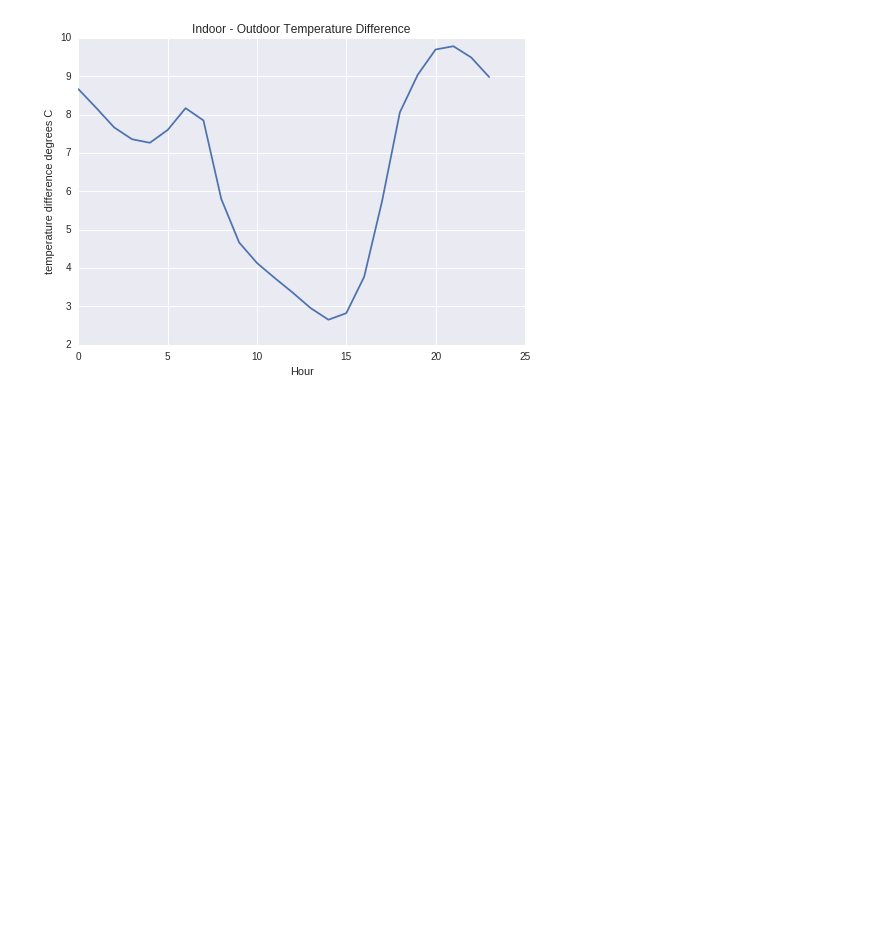
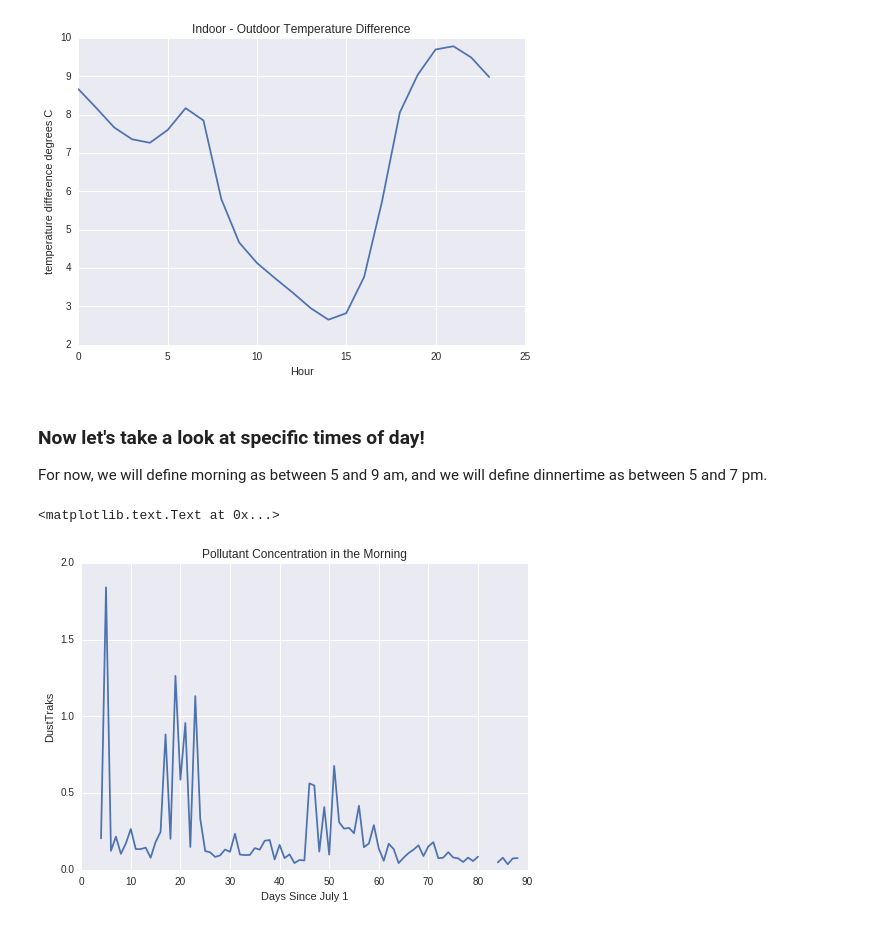
Before and after one commit to BrennaManning/DataScience2016FP, a Jupyter notebook: ProjectNotebook2.ipynb, the cells around one changed output. Cells and saved outputs as stored; diff of their text form; code cells hidden in the pictures; blank space fills up the shorter version.

```diff
--- a/ProjectNotebook2.ipynb
+++ b/ProjectNotebook2.ipynb
@@ -347,3 +346,27 @@ plt.ylabel('temperature difference degrees C')
 plt.show()
 # %% [output]
 [figure]
+# %% [markdown]
+### Now let's take a look at specific times of day!
+For now, we will define morning as between 5 and 9 am, and we will define dinnertime as between 5 and 7 pm.
+# %%
+def getmorning(df):
+    morningdf = df[df['Hour'] >= 5]
+    morningdf = df[df['Hour'] <= 9]
+    return morningdf
+def getdinnertime(df):
+    dinnertimedf = df[df['Hour'] >= 17]
+    dinnertimedf = df[df['Hour'] <= 19]
+    return dinnertimedf
+dfmorning = getmorning(df)
+dfdinnertime = getdinnertime(df)
+# %%
+grouped = dfmorning.groupby('DayCount')
+dfmorning = grouped.apply(compute_avg_dusttraks)
+plt.plot(dfmorning['DayCount'], dfmorning['DailyAvgDusttraks'])
+plt.xlabel('Days Since July 1')
+plt.ylabel('DustTraks')
+plt.title('Pollutant Concentration in the Morning')
+# %% [output]
+<matplotlib.text.Text at 0x...>
+[figure, added]
```
Also changed, not shown: parts of 10 cells of this notebook, 31 other files.
